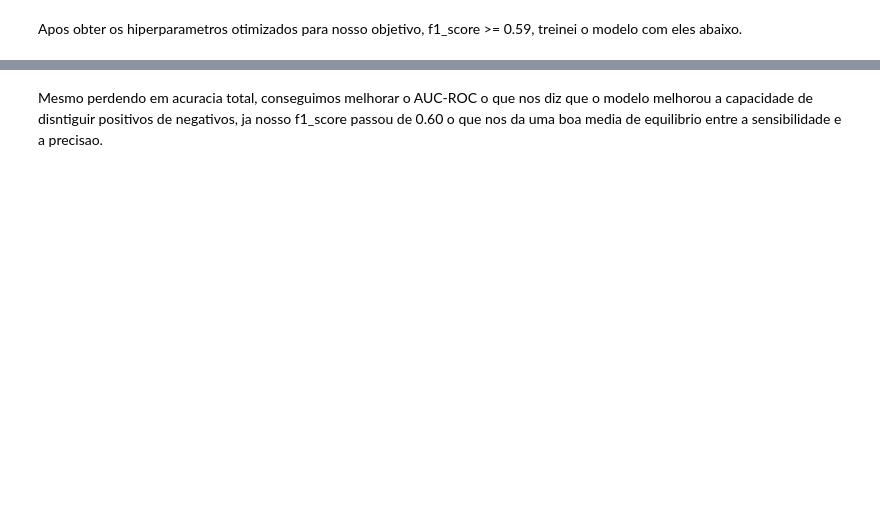
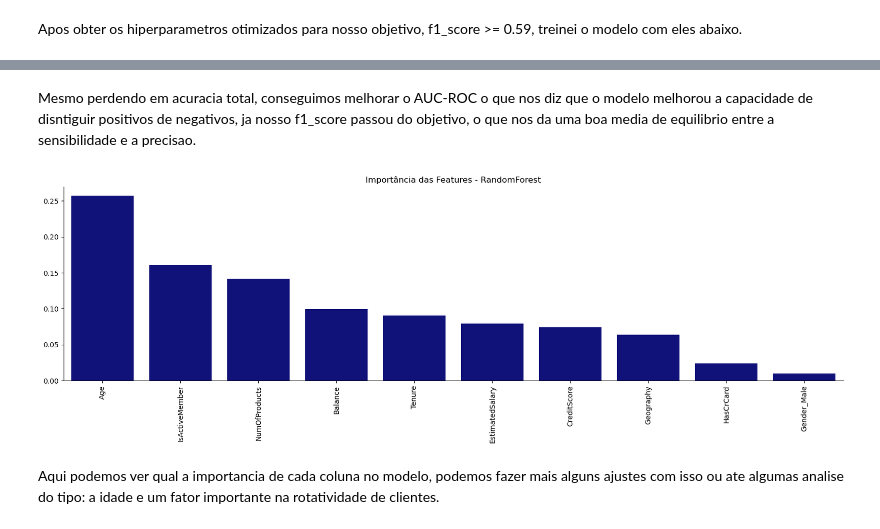
Before and after one commit to tmuniz570/sprint9_project, a Jupyter notebook: BetaBankChurn.ipynb, the cells around one changed output, grey strips where cells are left out. Saved outputs shown, nothing was run; the diff lists cells and outputs as text; code cells hidden in the pictures; blank space fills up the shorter version.

Commit message:
Eliminamos o scaler que nao ajudava o modelo e adicionamos um grafico de importancias

```diff
--- a/BetaBankChurn.ipynb
+++ b/BetaBankChurn.ipynb
@@ -145,9 +141,2 @@ F1 Score:
 # %% [markdown]
 Aqui ja pudemos observar uma boa mehoria na metrica f1_score que e nosso objetivo, mas vemos tambem uma queda na acuracia em geral. Vou trabalhar mais um pouco no balanceamento dos dados para buscar melhorias.
-# %%
-# Normalizando os dados
-scaler = StandardScaler()
-scaler.fit(x_res.loc[:, 'CreditScore':'Gender_Male'])
-# Normalizando os dados de teste
-x_res.loc[:, 'CreditScore':'Gender_Male'] = scaler.transform(x_res.loc[:, 'CreditScore':'Gender_Male'])
-x_test.loc[:, 'CreditScore':'Gender_Male'] = scaler.transform(x_test.loc[:, 'CreditScore':'Gender_Male'])
@@ -177,17 +142,0 @@ Escalamos o conjunto de teste e treinamento na mesma proporcao na tentativa de t
-# %%
-# Treinando o modelo
-model = RandomForestClassifier(n_estimators=100, random_state=12345)
-model.fit(x_res, y_res)
-
-# Fazendo previsões
-y_pred = model.predict(x_test)
-
-# Avaliando o modelo
-print("\nConfusion Matrix:")
-print(confusion_matrix(y_test, y_pred))
-print("\nAccuracy Score:")
-print(accuracy_score(y_test, y_pred))
-print("\nROC AUC Score:")
-print(roc_auc_score(y_test, y_pred))
-print("\nF1 Score:")
-print(f1_score(y_test, y_pred))
@@ -282,2 +216,27 @@ F1 Score:
 # %% [markdown]
-Mesmo perdendo em acuracia total, conseguimos melhorar o AUC-ROC o que nos diz que o modelo melhorou a capacidade de disntiguir positivos de negativos, ja nosso f1_score passou de 0.60 o que nos da uma boa media de equilibrio entre a sensibilidade e a precisao.
+Mesmo perdendo em acuracia total, conseguimos melhorar o AUC-ROC o que nos diz que o modelo melhorou a capacidade de disntiguir positivos de negativos, ja nosso f1_score passou do objetivo, o que nos da uma boa media de equilibrio entre a sensibilidade e a precisao.
+# %%
+from matplotlib import pyplot as plt
+import numpy as np
+import seaborn as sns
+
+importances = model.feature_importances_
+indexes = np.argsort(importances)[::-1]
+
+coef = importances[indexes]
+features = x_res.loc[:, 'CreditScore':'Gender_Male'].columns
+# Supondo que 'features' seja a lista de nomes das colunas
+features_array = np.array(features)
+
+# Plotar gráfico de barras
+fig, ax = plt.subplots(figsize=(20, 5))
+sns.barplot(x=features_array[indexes], y=coef, ax=ax, color='darkblue')
+plt.xticks(rotation=90)
+sns.despine()
+
+plt.title("Importância das Features - RandomForest")
+plt.show()
+# %% [output]
+[figure, added]
+# %% [markdown]
+Aqui podemos ver qual a importancia de cada coluna no modelo, podemos fazer mais alguns ajustes com isso ou ate algumas analise do tipo: a idade e um fator importante na rotatividade de clientes.
```
Also changed, not shown: parts of 11 cells of this notebook.
